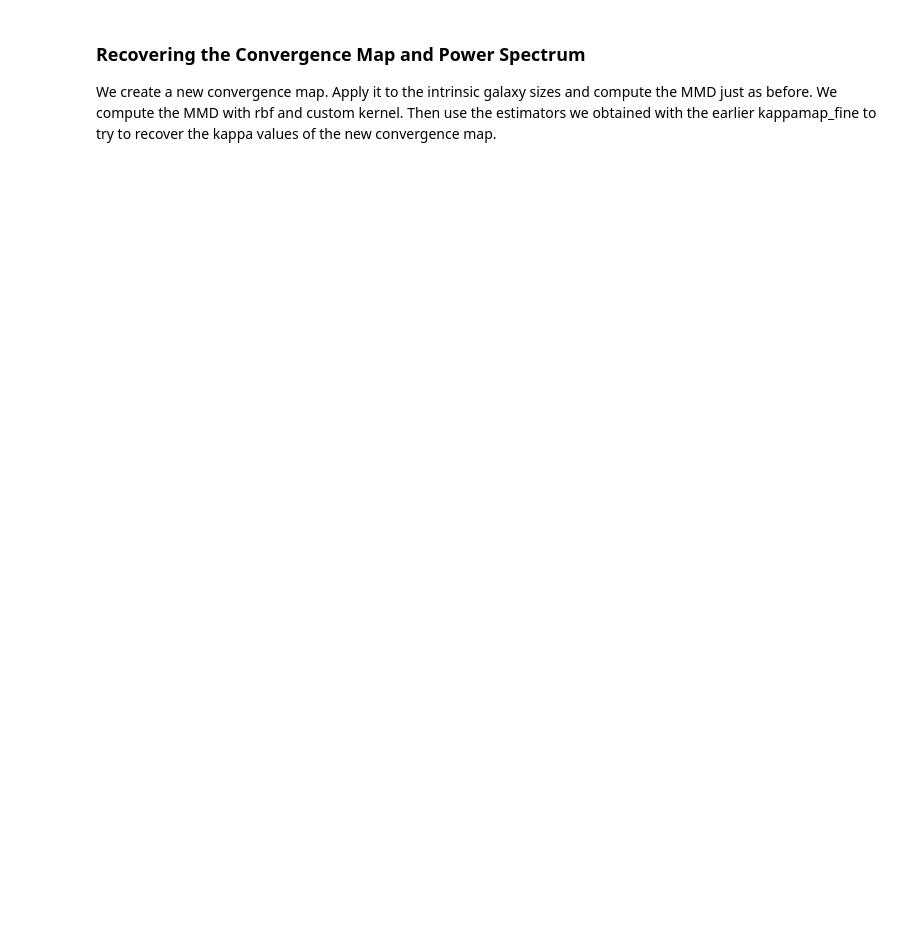
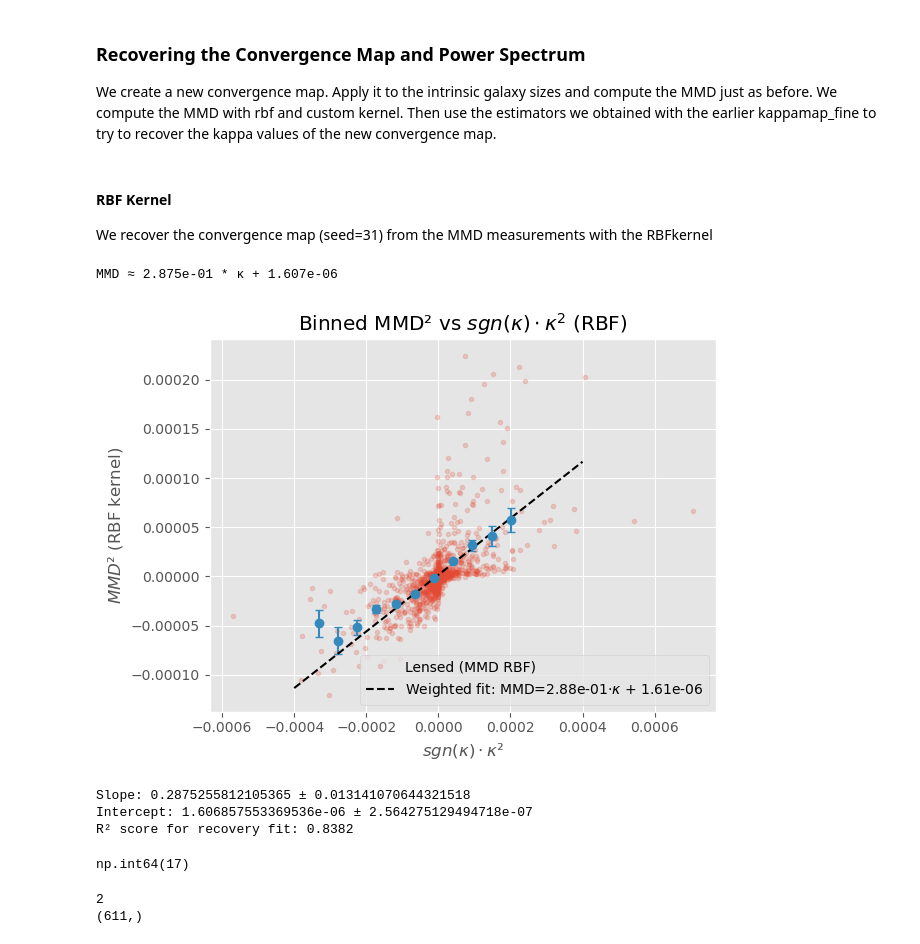
Before and after one commit to santiagobrunner/Weak-Lensing, a Jupyter notebook: MMD_estimator1000.ipynb, the cells around one changed output. Cells and saved outputs as stored; diff of their text form; code cells hidden in the pictures; blank space fills up the shorter version.

Commit message:
Implemented Dir. RBF estimator+recovery

```diff
--- a/MMD_estimator1000.ipynb
+++ b/MMD_estimator1000.ipynb
@@ -1228,4 +1240,7 @@ kappa_avg_fine2 = kappa_avg_fine2[mask_20k_gals]
 # %% [markdown]
 ### Recovering the Convergence Map and Power Spectrum
 We create a new convergence map. Apply it to the intrinsic galaxy sizes and compute the MMD just as before. We compute the MMD with rbf and custom kernel. Then use the estimators we obtained with the earlier kappamap_fine to try to recover the kappa values of the new convergence map.
+# %% [markdown]
+#### RBF Kernel
+We recover the convergence map (seed=31) from the MMD measurements with the RBFkernel
 # %%
@@ -1236,0 +1261,49 @@ recovery_observed_size = intrinsic_size1000 * (1.0 + recovery_kappamap[gal_pix_f
+# %%
+mmd2_recov_rbf_batch1 = np.load(f"mmd2_recov_rbf/mmd2_lensed_rbf_fine_batch_1.npy")
+mmd2_recov_rbf_batch2 = np.load(f"mmd2_recov_rbf/mmd2_lensed_rbf_fine_batch_2.npy")
+mmd2_recov_rbf_batch3 = np.load(f"mmd2_recov_rbf/mmd2_lensed_rbf_fine_batch_3.npy")
+mmd2_recov_rbf_batch4 = np.load(f"mmd2_recov_rbf/mmd2_lensed_rbf_fine_batch_4.npy")
+mmd2_recov_rbf_batch5 = np.load(f"mmd2_recov_rbf/mmd2_lensed_rbf_fine_batch_5.npy")
+mmd2_recov_rbf_batch6 = np.load(f"mmd2_recov_rbf/mmd2_lensed_rbf_fine_batch_6.npy")
+mmd2_recov_rbf_batch7 = np.load(f"mmd2_recov_rbf/mmd2_lensed_rbf_fine_batch_7.npy")
+mmd2_recov_rbf_batch8 = np.load(f"mmd2_recov_rbf/mmd2_lensed_rbf_fine_batch_8.npy")
+mmd2_recov_rbf_batch9 = np.load(f"mmd2_recov_rbf/mmd2_lensed_rbf_fine_batch_9.npy")
+mmd2_recov_rbf_batch10 = np.load(f"mmd2_recov_rbf/mmd2_lensed_rbf_fine_batch_10.npy")
+
+mmd2_recov_rbf = np.concatenate((mmd2_recov_rbf_batch1, mmd2_recov_rbf_batch2,
+                                 mmd2_recov_rbf_batch3, mmd2_recov_rbf_batch4,
+                                 mmd2_recov_rbf_batch5, mmd2_recov_rbf_batch6,
+                                 mmd2_recov_rbf_batch7, mmd2_recov_rbf_batch8,
+                                 mmd2_recov_rbf_batch9, mmd2_recov_rbf_batch10), axis=0)
+kappa_recov_avg_fine = np.load('kappa_recov_avg_fine.npy')
+kappa_recov_avg_fine = kappa_recov_avg_fine[mask_20k_gals]      # Want to predict these kappa values
+
+signed_kappa2_recov = np.sign(kappa_recov_avg_fine) * kappa_recov_avg_fine**2   # Correct sign assignments: 887/1145
+signed_mmd2_recov_rbf = sign_recov_fine * mmd2_recov_rbf
+# %%
+recov_xc, recov_yc, recov_sec, recov_fit, cov_fit = binning_and_plotting(signed_kappa2_recov, signed_mmd2_recov_rbf, n_bins=24, Title=r'Binned MMD² vs $sgn(\kappa)\cdot\kappa²$ (Recovery Map)', plot=True)
+plt.plot(np.linspace(-0.0004, 0.0004, 10), recov_fit[0]*np.linspace(-0.0004, 0.0004, 10) + recov_fit[1], linestyle='--', color='black', label=r'Weighted fit: MMD={:.2e}$\cdot\kappa$ + {:.2e}'.format(recov_fit[0], recov_fit[1]))
+
+plt.xlabel(r'$sgn(\kappa)\cdot\kappa²$')
+plt.ylabel(r'$MMD²$ (RBF kernel)')
+plt.title(r'Binned MMD² vs $sgn(\kappa)\cdot\kappa^2$ (RBF)')
+plt.legend()
+plt.tight_layout()
+plt.savefig('images/recovery_mmd2_vs_kappa2_rbf.jpg', dpi=300)
+plt.show()
+
+slope, intercept = recov_fit
+slope_unc, intercept_unc = np.sqrt(np.diag(cov_fit))
+
+print(f"Slope: {slope} ± {slope_unc}")
+print(f"Intercept: {intercept} ± {intercept_unc}")
+
+recov_yc_preds = slope * recov_xc + intercept
+r2_recov = r2_score(recov_yc, recov_yc_preds)
+print(f"R² score for recovery fit: {r2_recov:.4f}"  )
+# %% [output]
+MMD ≈ 2.875e-01 * κ + 1.607e-06
+[figure, added]
+Slope: 0.2875255812105365 ± 0.013141070644321518
+Intercept: 1.606857553369536e-06 ± 2.564275129494718e-07
+R² score for recovery fit: 0.8382
@@ -1236,0 +1319,10 @@ recovery_observed_size = intrinsic_size1000 * (1.0 + recovery_kappamap[gal_pix_f
+# %%
+(np.sign(pred_kappa2_recov_pos) == np.sign(signed_mmd2_recov_rbf[signed_mmd2_recov_rbf>0])).sum()
+# %% [output]
+np.int64(17)
+# %%
+print((-1==np.sign(pred_kappa2_recov_neg)).sum())
+print(np.sign(pred_kappa2_recov_neg).shape)
+# %% [output]
+2
+(611,)
```
Also changed, not shown: parts of 27 cells of this notebook, 51 other files.
